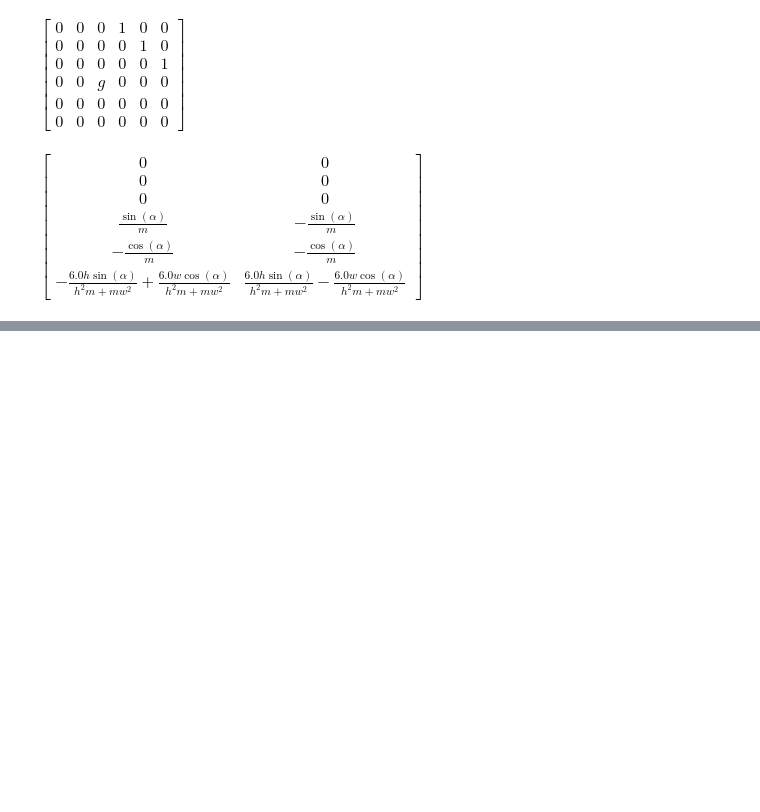
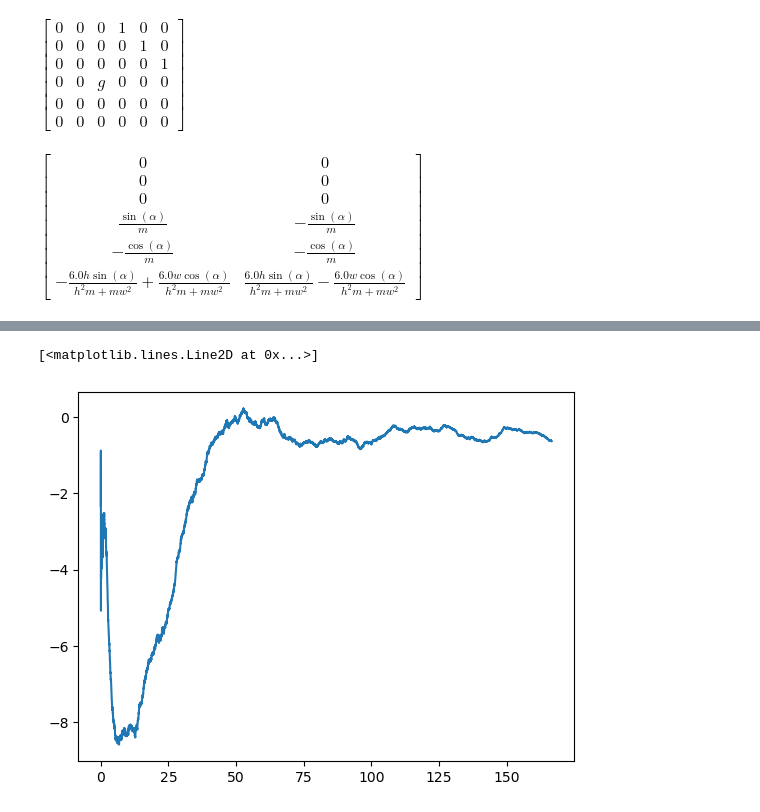
Before and after one commit to qgerman2/ecasa2, a Jupyter notebook: lab.ipynb, the cells around one changed output, grey strips where cells are left out. Saved outputs shown, nothing was run; the diff lists cells and outputs as text; code cells hidden in the pictures; blank space fills up the shorter version.

Commit message:
filtro de kaaaalman

```diff
--- a/lab.ipynb
+++ b/lab.ipynb
@@ -150,0 +190,80 @@ plt.plot(ts, ys[:,1])
+# %%
+# Simulación con ruido
+# Condiciones iniciales del laboratorio 2
+x = np.array([
+	200,
+	1000,
+	0,
+	-1,
+	-5,
+	0
+])
+
+# Varianza medición
+pos_var = 50**2
+vel_var = 5**2
+giro_var = 0.1**2
+
+# Matrices filtro de Kalman
+timestep = 1/60
+kf = KalmanFilter(dim_x=6, dim_z=6, dim_u=2)
+# Belief
+kf.x = np.array([200, 1000, 0, -1, -5, 0])
+kf.P = np.diag([100, 100, 1, 100, 100, 1])
+# Input
+kf.B = npB*timestep
+# Proceso
+kf.F = npA*timestep + np.diag([1, 1, 1, 1, 1, 1])
+kf.Q = 0
+# Medición
+kf.H = np.array([
+    [1, 0, 0, 0, 0, 0],
+    [0, 1, 0, 0, 0, 0],
+    [0, 0, 1, 0, 0, 0],
+    [0, 0, 0, 1, 0, 0],
+    [0, 0, 0, 0, 1, 0],
+    [0, 0, 0, 0, 0, 1]
+])
+kf.R = np.diag([pos_var, pos_var, giro_var, vel_var, vel_var, giro_var])
+
+# Arrays que almacenan el estado real, tiempo
+xs = []
+ts = []
+zs = []
+kfx = []
+
+# Función para crear mediciones con ruido
+def get_measurement(x):
+	return [
+		x[0] + randn() * np.sqrt(pos_var),
+		x[1] + randn() * np.sqrt(pos_var),
+		x[2] + randn() * np.sqrt(giro_var),
+		x[3] + randn() * np.sqrt(vel_var),
+		x[4] + randn() * np.sqrt(vel_var),
+		x[5] + randn() * np.sqrt(giro_var),
+	]
+
+# Simulación
+for i in range(10000):
+	# Predicción filtro
+	u = np.dot(-K.gain_matrix, kf.x)
+	kf.predict(u)
+	# Avanzar simulación
+	t = i * timestep
+	ts.append(t)
+	x = x + [xk * timestep for xk in fun(t, x, u)]
+	xs.append(x)
+	z = get_measurement(x)
+	zs.append(z)
+	# Introducir medición al filtro
+	kf.update(z)
+	kfx.append(kf.x)
+
+xs = np.array(xs)
+zs = np.array(zs)
+kfx = np.array(kfx)
+
+plt.plot(ts, kfx[:,3])
+# %% [output]
+[<matplotlib.lines.Line2D at 0x...>]
+[figure, added]
```
Also changed, not shown: parts of 5 cells of this notebook.
